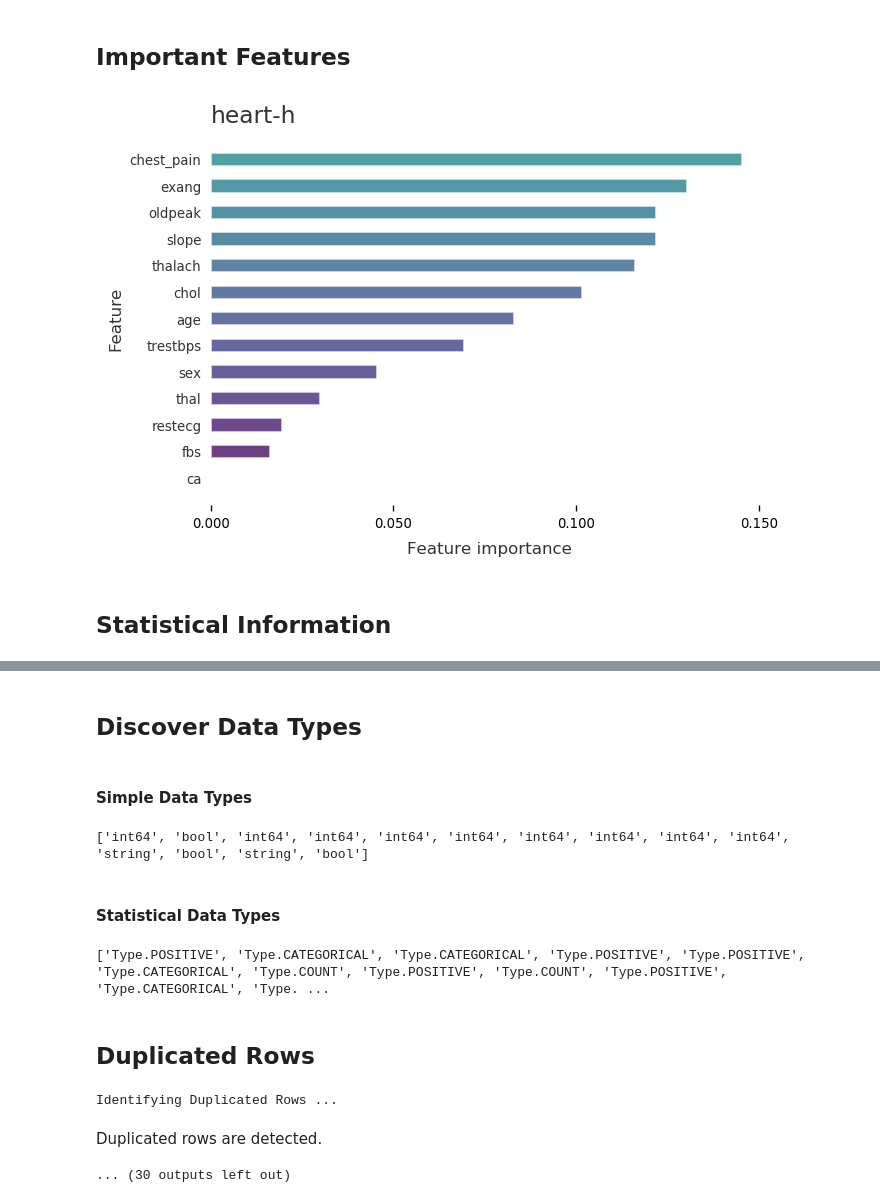
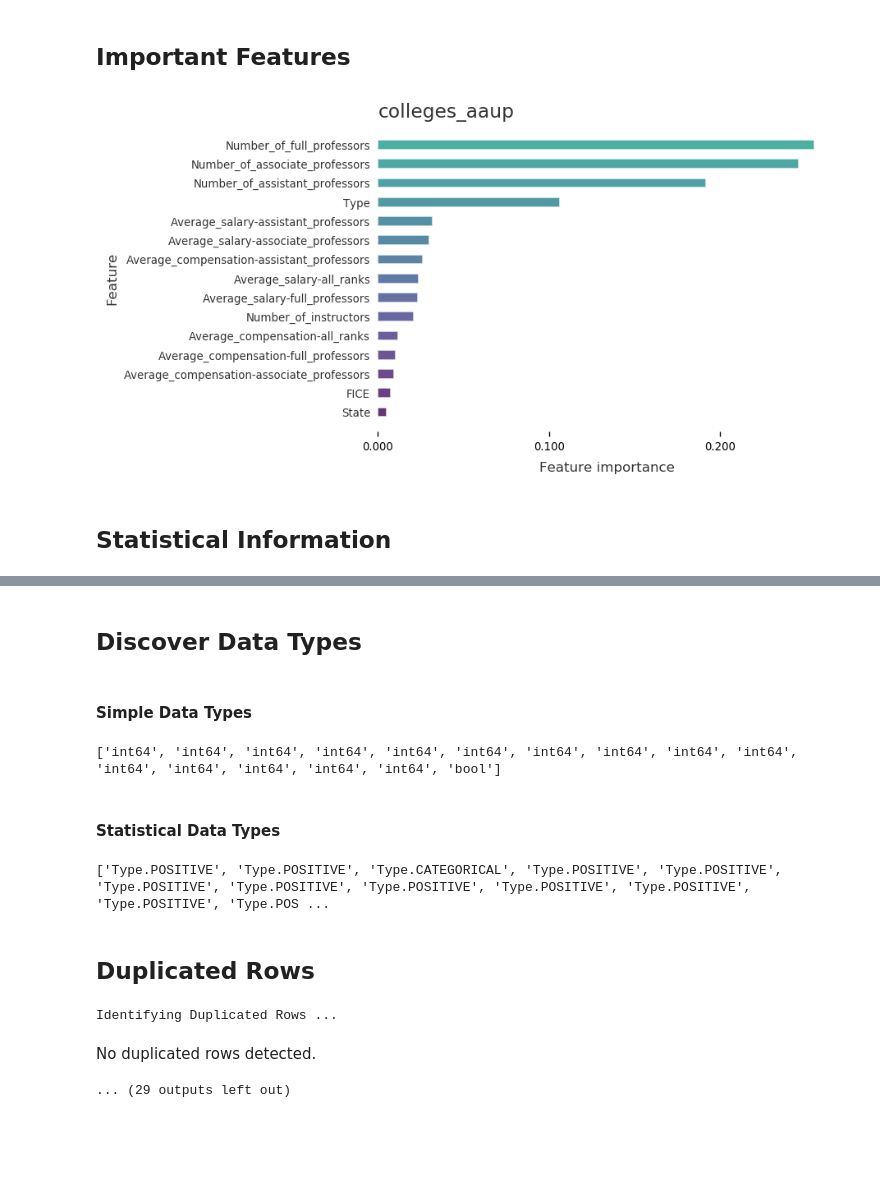
Before and after one commit to Ji-Zhang/datacleanbot, a Jupyter notebook: Bin/Demo_final.ipynb, the cells around one changed output, grey strips where cells are left out. Drawn from its saved outputs; the diff is of its cells as text; code cells hidden in the pictures; blank space fills up the shorter version.

```diff
--- a/Bin/Demo_final.ipynb
+++ b/Bin/Demo_final.ipynb
@@ -3,8 +7,8 @@ import dataclean as dc
 # %%
 # input openml dataset id
-df_cleaned = dc.autoclean(51)
+df_cleaned = dc.autoclean(897)
 # %% [output]
 Important Features
-[figure, old version]
+[figure, new version]
 Statistical Information
 |  | 0 | 1 | 2 | 3 | 4 | 5 | 6 | 7 | 8 | 9 | 10 | ... |
@@ -19,12 +23,12 @@ Statistical Information
 Discover Data Types
 Simple Data Types
-['int64', 'bool', 'int64', 'int64', 'int64', 'int64', 'int64', 'int64', 'int64', 'int64', 'string', 'bool', 'string', 'bool']
+['int64', 'int64', 'int64', 'int64', 'int64', 'int64', 'int64', 'int64', 'int64', 'int64', 'int64', 'int64', 'int64', 'int64', 'int64', 'bool']
 Statistical Data Types
-['Type.POSITIVE', 'Type.CATEGORICAL', 'Type.CATEGORICAL', 'Type.POSITIVE', 'Type.POSITIVE', 'Type.CATEGORICAL', 'Type.COUNT', 'Type.POSITIVE', 'Type.COUNT', 'Type.POSITIVE', 'Type.CATEGORICAL', 'Type. ...
+['Type.POSITIVE', 'Type.POSITIVE', 'Type.CATEGORICAL', 'Type.POSITIVE', 'Type.POSITIVE', 'Type.POSITIVE', 'Type.POSITIVE', 'Type.POSITIVE', 'Type.POSITIVE', 'Type.POSITIVE', 'Type.POSITIVE', 'Type.POS ...
 Duplicated Rows
 Identifying Duplicated Rows ...
-Duplicated rows are detected.
+No duplicated rows detected.
-... (30 outputs left out)
+... (29 outputs left out)
 # %%
 df_cleaned
 # %% [output]
```
Also changed, not shown: parts of 3 cells of this notebook, 2 other files.
